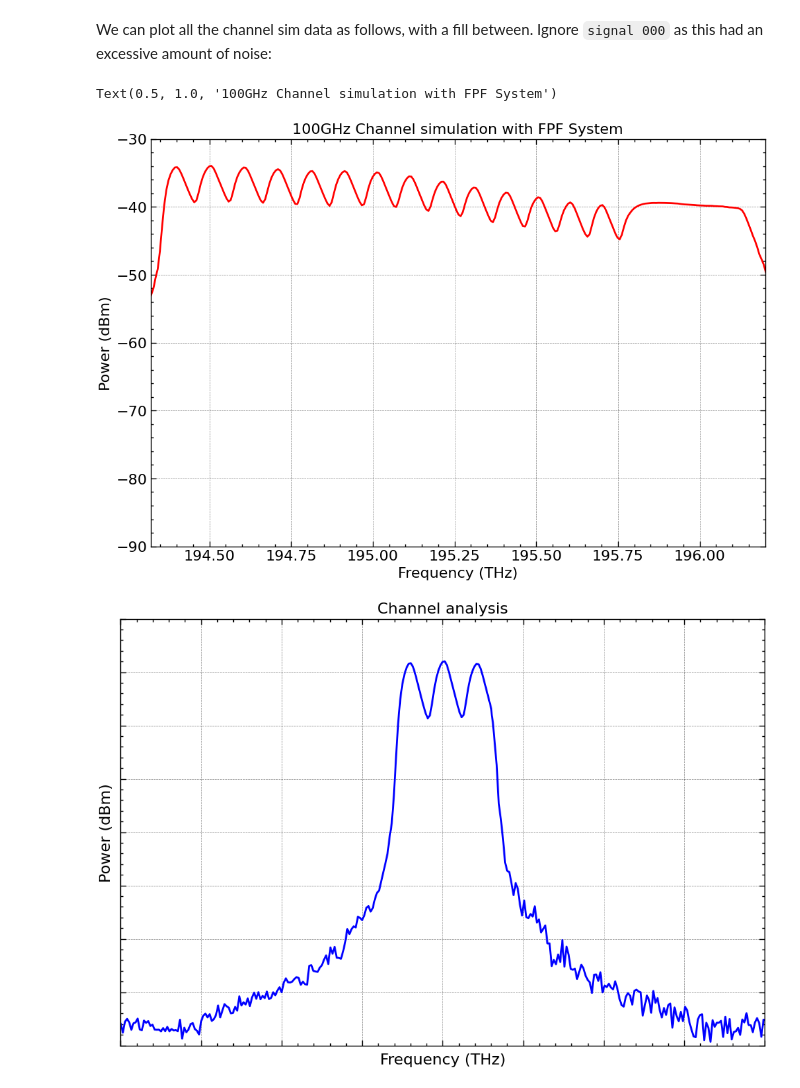
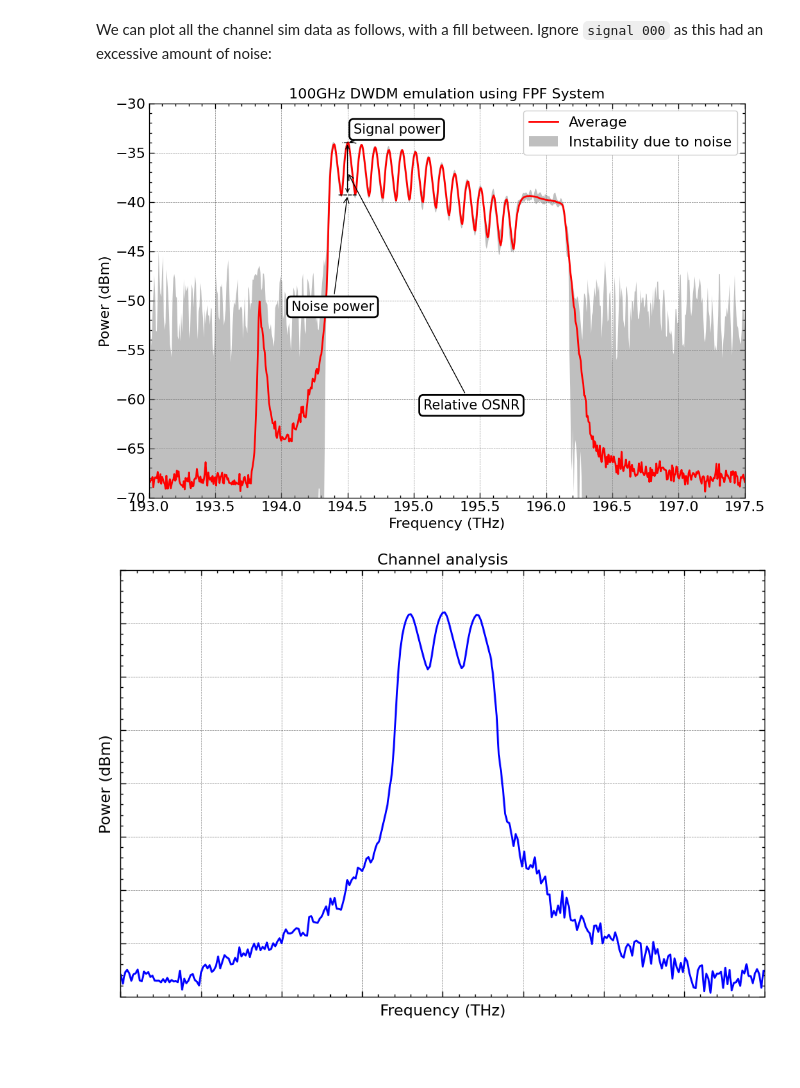
Before and after one commit to seanie5011/OSNR_fyp, a Jupyter notebook: graphs.ipynb, the cells around one changed output. Saved outputs shown, nothing was run; the diff lists cells and outputs as text; code cells hidden in the pictures; blank space fills up the shorter version.

Commit message:
Graphing files.

```diff
--- a/graphs.ipynb
+++ b/graphs.ipynb
@@ -187,34 +187,89 @@ We can plot all the channel sim data as follows, with a fill between. Ignore `si
 # %%
 # signal processing
 min_signal = savgol_filter(np.array(sim_signals[1::4]).min(axis=0), 6, 3)
 max_signal = savgol_filter(np.array(sim_signals[1::4]).max(axis=0), 6, 3)
 
 # PLOTTING
 fig, ax = plt.subplots(
         1,
         1,
         figsize=(12, 8),
     )
 
 ax.plot(sim_freqs[0], np.array(sim_signals[1:]).mean(axis=0), 'r', label='Average')
 #ax.plot(sim_freqs[0], np.array(sim_signals[1:]).min(axis=0), 'b--', label='Minimum')
 #ax.plot(sim_freqs[0], np.array(sim_signals[1:]).max(axis=0), 'g--', label='Maximum')
-#ax.fill_between(sim_freqs[0], min_signal, max_signal, facecolor="gray", alpha=0.5, label='Instability due to noise')
+ax.fill_between(sim_freqs[0], min_signal, max_signal, facecolor="gray", alpha=0.5, label='Instability due to noise')
 
-#ax.legend()
+ax.legend()
 
-ax.set_xlim(194.32, 196.2)
-ax.set_ylim(-90, -30)
+# annotate the OSNR
+ax.annotate(
+    f'Relative OSNR',
+    xy=(194.5,-37),
+    xycoords='data',
+    xytext=(195.8,-60),
+    textcoords='data',
+    rotation=0,
+    size=15,
+    bbox=dict(boxstyle="round", facecolor="w", lw=2),
+    horizontalalignment='right',
+    verticalalignment='top',
+    arrowprops=dict(arrowstyle="->", lw=1),
+)
+# annotate the optical power
+ax.annotate(
+    f'Signal power',
+    xy=(194.5,-34),
+    xycoords='data',
+    xytext=(195.2,-32),
+    textcoords='data',
+    rotation=0,
+    size=15,
+    bbox=dict(boxstyle="round", facecolor="w", lw=2),
+    horizontalalignment='right',
+    verticalalignment='top',
+    arrowprops=dict(arrowstyle="->", lw=1),
+)
+# annotate the noise power
+ax.annotate(
+    f'Noise power',
+    xy=(194.5,-39.3),
+    xycoords='data',
+    xytext=(194.7,-50),
+    textcoords='data',
+    rotation=0,
+    size=15,
+    bbox=dict(boxstyle="round", facecolor="w", lw=2),
+    horizontalalignment='right',
+    verticalalignment='top',
+    arrowprops=dict(arrowstyle="->", lw=1),
+)
+
+# topline
+ax.annotate("",xy=(194.45,-34),xytext=(194.55,-34),xycoords="data",
+  arrowprops=dict(arrowstyle="-", ls='--',lw=1))
+# bottomline
+ax.annotate("",xy=(194.42,-39.3),xytext=(194.58,-39.3),xycoords="data",
+  arrowprops=dict(arrowstyle="-", ls='--',lw=1))
+# arrow
+ax.annotate("",xy=(194.5,-34),xytext=(194.5,-39.3),xycoords="data",
+  arrowprops=dict(arrowstyle="<->", ls='-',lw=1))
+
+#ax.set_xlim(194.32, 196.2)
+#ax.set_ylim(-90, -30)
+
+ax.set_xlim(193, 197.5)
+ax.set_ylim(-70, -30)
 
 ax.set_ylabel('Power (dBm)')
 ax.set_xlabel('Frequency (THz)')
 
-ax.set_title('100GHz Channel simulation with FPF System')
+ax.set_title('100GHz DWDM emulation using FPF System')
 
-#plt.savefig('100GHz_sim_full.jpg', bbox_inches='tight')
+#plt.savefig('all_full_fpf.pdf', bbox_inches='tight')
 # %% [output]
-Text(0.5, 1.0, '100GHz Channel simulation with FPF System')
-[figure, old version]
+[figure, new version]
 # %%
 from scipy.interpolate import interp1d
 import random
```
Also changed, not shown: parts of 7 cells of this notebook, 1 other file.
